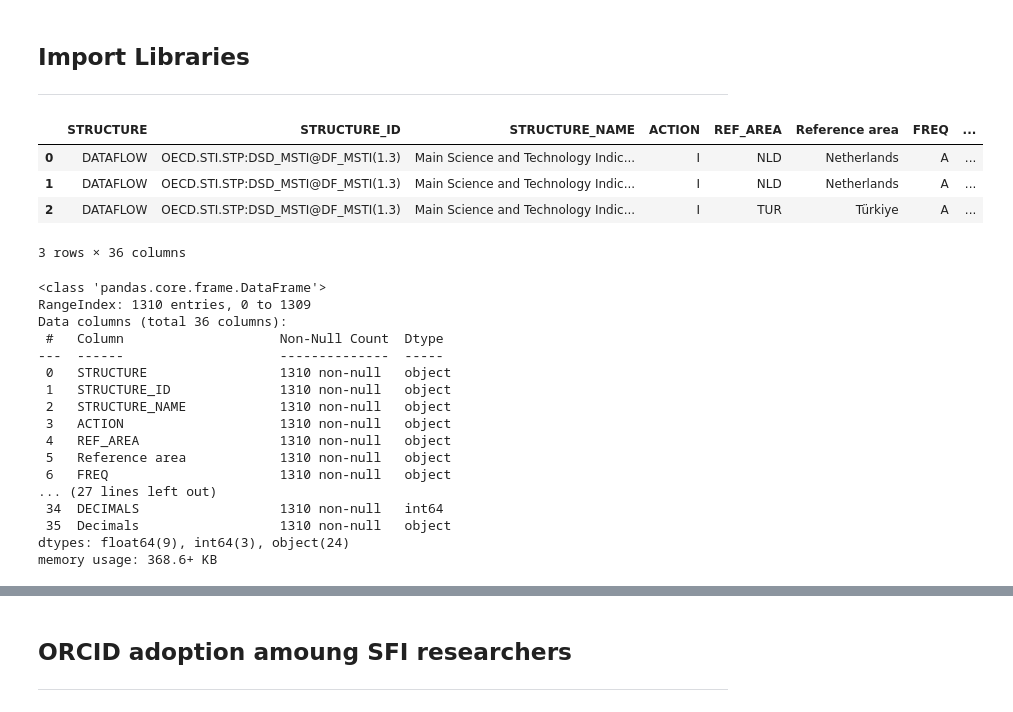
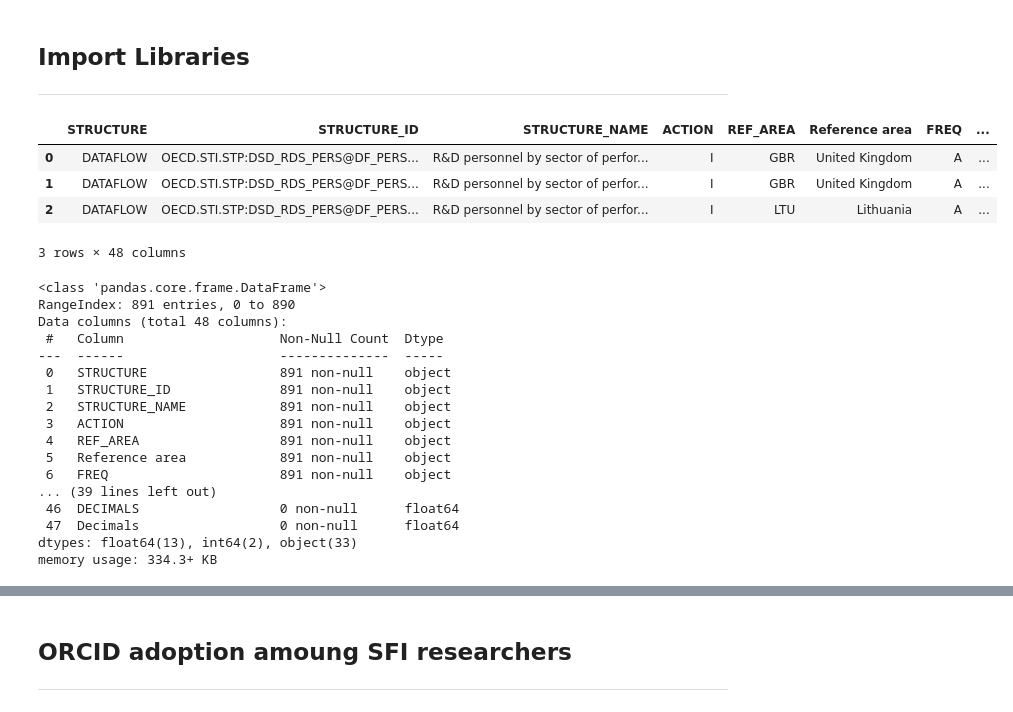
Before and after one commit to NeilTynan/4369_Project, a Jupyter notebook: project.ipynb, the cells around one changed output, grey strips where cells are left out. Cells and saved outputs as stored; diff of their text form; code cells hidden in the pictures.

Commit message:
Completed OECD work

```diff
--- a/project.ipynb
+++ b/project.ipynb
@@ -22,34 +22,34 @@ from io import StringIO
 # %%
 # OECD
 
-oecdapi = "https://sdmx.oecd.org/public/rest/data/OECD.STI.STP,DSD_MSTI@DF_MSTI,/.A.G+T_RS...?startPeriod=2020&format=csvfilewithlabels"
+oecdapi = "https://sdmx.oecd.org/public/rest/data/OECD.STI.STP,DSD_RDS_PERS@DF_PERS_FUNC,/.A.._T..._T.._T..PS_FTE?startPeriod=2000&format=csvfilewithlabels"
 response = requests.get(oecdapi)
 oecd_data = StringIO(response.text)
 oecd = pd.read_csv(oecd_data)
 oecd.head(3)
 # %% [output]
 |  | STRUCTURE | STRUCTURE_ID | STRUCTURE_NAME | ACTION | REF_AREA | Reference area | FREQ | ... |
-| 0 | DATAFLOW | OECD.STI.STP:DSD_MSTI@DF_MSTI(1.3) | Main Science and Technology Indic... | I | NLD | Netherlands | A | ... |
-| 1 | DATAFLOW | OECD.STI.STP:DSD_MSTI@DF_MSTI(1.3) | Main Science and Technology Indic... | I | NLD | Netherlands | A | ... |
-| 2 | DATAFLOW | OECD.STI.STP:DSD_MSTI@DF_MSTI(1.3) | Main Science and Technology Indic... | I | TUR | Türkiye | A | ... |
+| 0 | DATAFLOW | OECD.STI.STP:DSD_RDS_PERS@DF_PERS... | R&D personnel by sector of perfor... | I | GBR | United Kingdom | A | ... |
+| 1 | DATAFLOW | OECD.STI.STP:DSD_RDS_PERS@DF_PERS... | R&D personnel by sector of perfor... | I | GBR | United Kingdom | A | ... |
+| 2 | DATAFLOW | OECD.STI.STP:DSD_RDS_PERS@DF_PERS... | R&D personnel by sector of perfor... | I | LTU | Lithuania | A | ... |
-3 rows × 36 columns
+3 rows × 48 columns
 # %%
 oecd.info()
 # %% [output]
 <class 'pandas.core.frame.DataFrame'>
-RangeIndex: 1310 entries, 0 to 1309
-Data columns (total 36 columns):
+RangeIndex: 891 entries, 0 to 890
+Data columns (total 48 columns):
  #   Column                    Non-Null Count  Dtype
 ---  ------                    --------------  -----
- 0   STRUCTURE                 1310 non-null   object
- 1   STRUCTURE_ID              1310 non-null   object
- 2   STRUCTURE_NAME            1310 non-null   object
- 3   ACTION                    1310 non-null   object
- 4   REF_AREA                  1310 non-null   object
- 5   Reference area            1310 non-null   object
- 6   FREQ                      1310 non-null   object
-... (27 lines left out)
- 34  DECIMALS                  1310 non-null   int64
- 35  Decimals                  1310 non-null   object
-dtypes: float64(9), int64(3), object(24)
-memory usage: 368.6+ KB
+ 0   STRUCTURE                 891 non-null    object
+ 1   STRUCTURE_ID              891 non-null    object
+ 2   STRUCTURE_NAME            891 non-null    object
+ 3   ACTION                    891 non-null    object
+ 4   REF_AREA                  891 non-null    object
+ 5   Reference area            891 non-null    object
+ 6   FREQ                      891 non-null    object
+... (39 lines left out)
+ 46  DECIMALS                  0 non-null      float64
+ 47  Decimals                  0 non-null      float64
+dtypes: float64(13), int64(2), object(33)
+memory usage: 334.3+ KB
```
Also changed, not shown: parts of 5 cells of this notebook, 1 other file.
